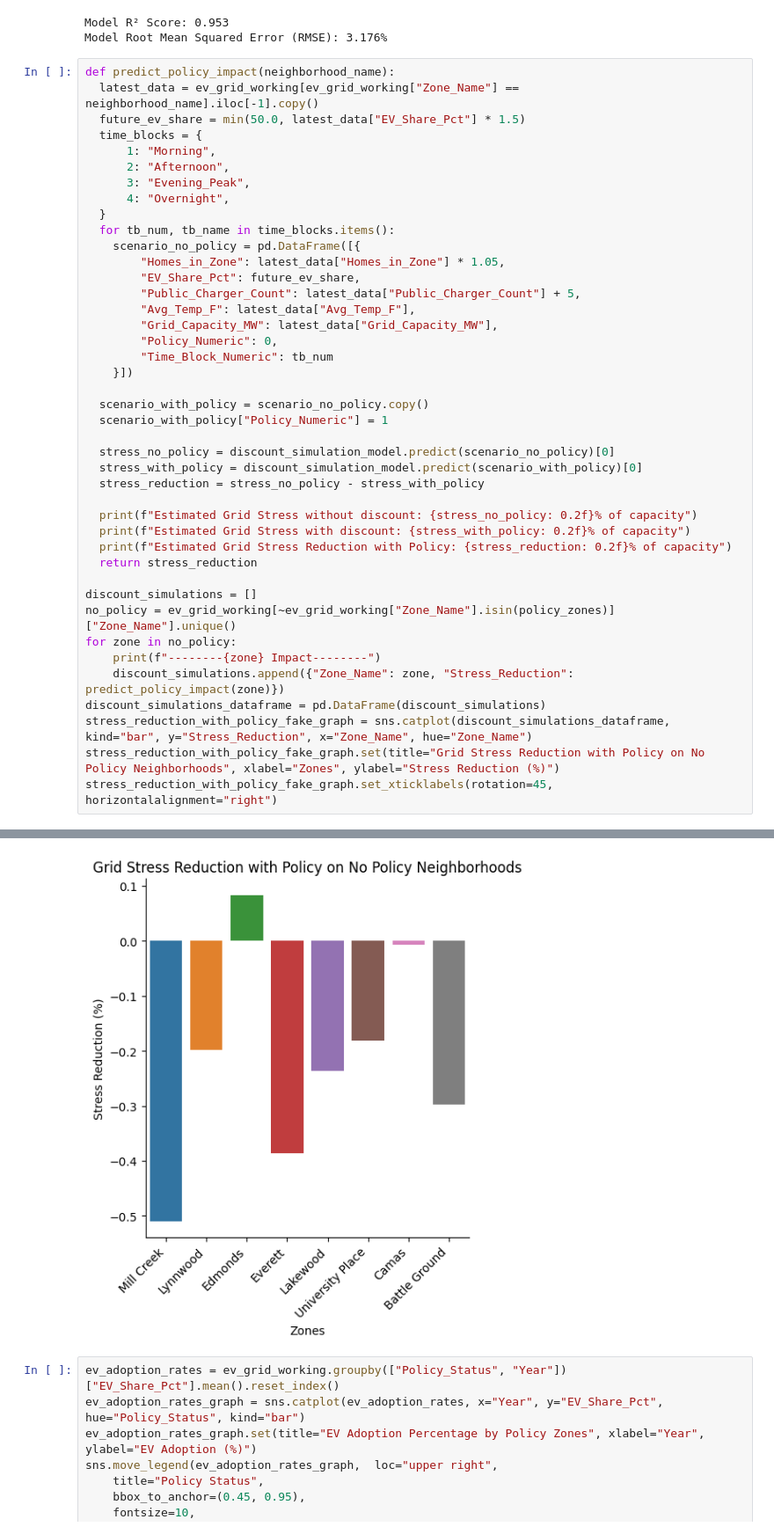
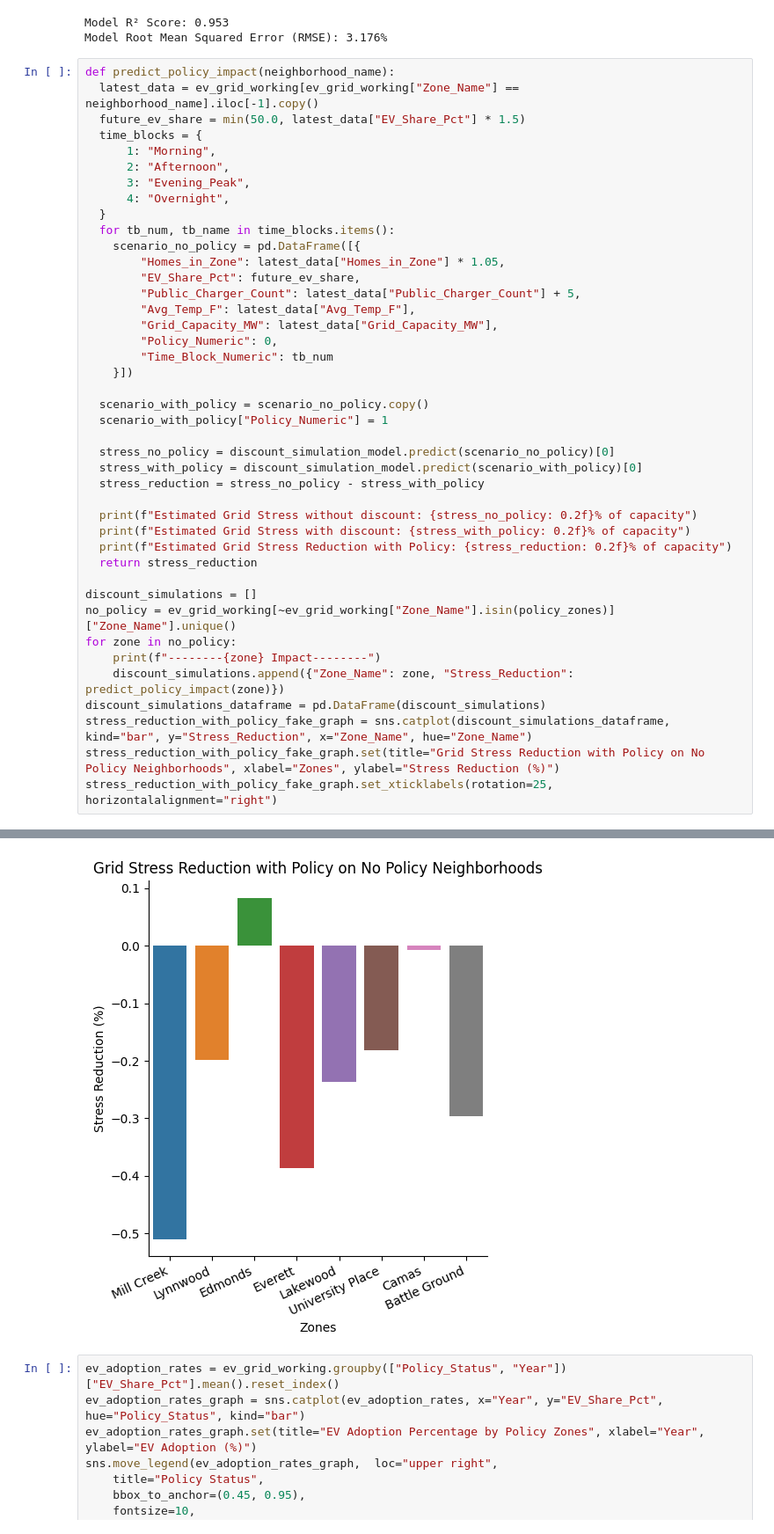
Before and after one commit to shresta-28/TSA_DataScienceandAnalytics, a Jupyter notebook: ev_strain_dataScience_TSA.ipynb, the cells around one changed output, grey strips where cells are left out. Shown at 88% size. Cells and saved outputs as stored; diff of their text form.

```diff
--- a/ev_strain_dataScience_TSA.ipynb
+++ b/ev_strain_dataScience_TSA.ipynb
@@ -296,35 +301,35 @@ def predict_policy_impact(neighborhood_name):
   print(f"Estimated Grid Stress Reduction with Policy: {stress_reduction: 0.2f}% of capacity")
   return stress_reduction
 
 discount_simulations = []
 no_policy = ev_grid_working[~ev_grid_working["Zone_Name"].isin(policy_zones)]["Zone_Name"].unique()
 for zone in no_policy:
     print(f"--------{zone} Impact--------")
     discount_simulations.append({"Zone_Name": zone, "Stress_Reduction": predict_policy_impact(zone)})
 discount_simulations_dataframe = pd.DataFrame(discount_simulations)
 stress_reduction_with_policy_fake_graph = sns.catplot(discount_simulations_dataframe, kind="bar", y="Stress_Reduction", x="Zone_Name", hue="Zone_Name")
 stress_reduction_with_policy_fake_graph.set(title="Grid Stress Reduction with Policy on No Policy Neighborhoods", xlabel="Zones", ylabel="Stress Reduction (%)")
-stress_reduction_with_policy_fake_graph.set_xticklabels(rotation=45, horizontalalignment="right")
+stress_reduction_with_policy_fake_graph.set_xticklabels(rotation=25, horizontalalignment="right")
 # %% [output]
 --------Mill Creek Impact--------
 Estimated Grid Stress without discount:  40.43% of capacity
 Estimated Grid Stress with discount:  40.94% of capacity
 Estimated Grid Stress Reduction with Policy: -0.51% of capacity
 --------Lynnwood Impact--------
 Estimated Grid Stress without discount:  42.31% of capacity
 Estimated Grid Stress with discount:  42.51% of capacity
 Estimated Grid Stress Reduction with Policy: -0.20% of capacity
 --------Edmonds Impact--------
 Estimated Grid Stress without discount:  43.81% of capacity
 Estimated Grid Stress with discount:  43.73% of capacity
 Estimated Grid Stress Reduction with Policy:  0.08% of capacity
 ... (16 lines left out)
 --------Battle Ground Impact--------
 Estimated Grid Stress without discount:  38.57% of capacity
 Estimated Grid Stress with discount:  38.87% of capacity
 Estimated Grid Stress Reduction with Policy: -0.30% of capacity
 <seaborn.axisgrid.FacetGrid at 0x...>
-[figure, old version]
+[figure, new version]
 # %%
 ev_adoption_rates = ev_grid_working.groupby(["Policy_Status", "Year"])["EV_Share_Pct"].mean().reset_index()
 ev_adoption_rates_graph = sns.catplot(ev_adoption_rates, x="Year", y="EV_Share_Pct", hue="Policy_Status", kind="bar")
```
Also changed, not shown: parts of 3 cells of this notebook.
